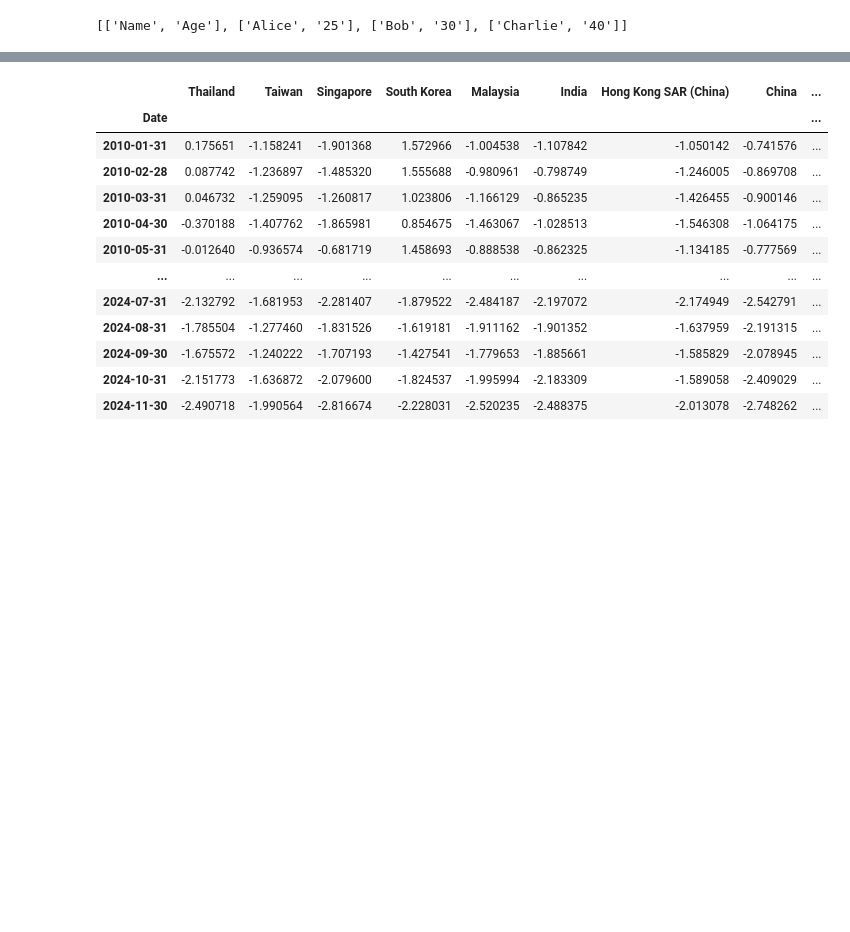
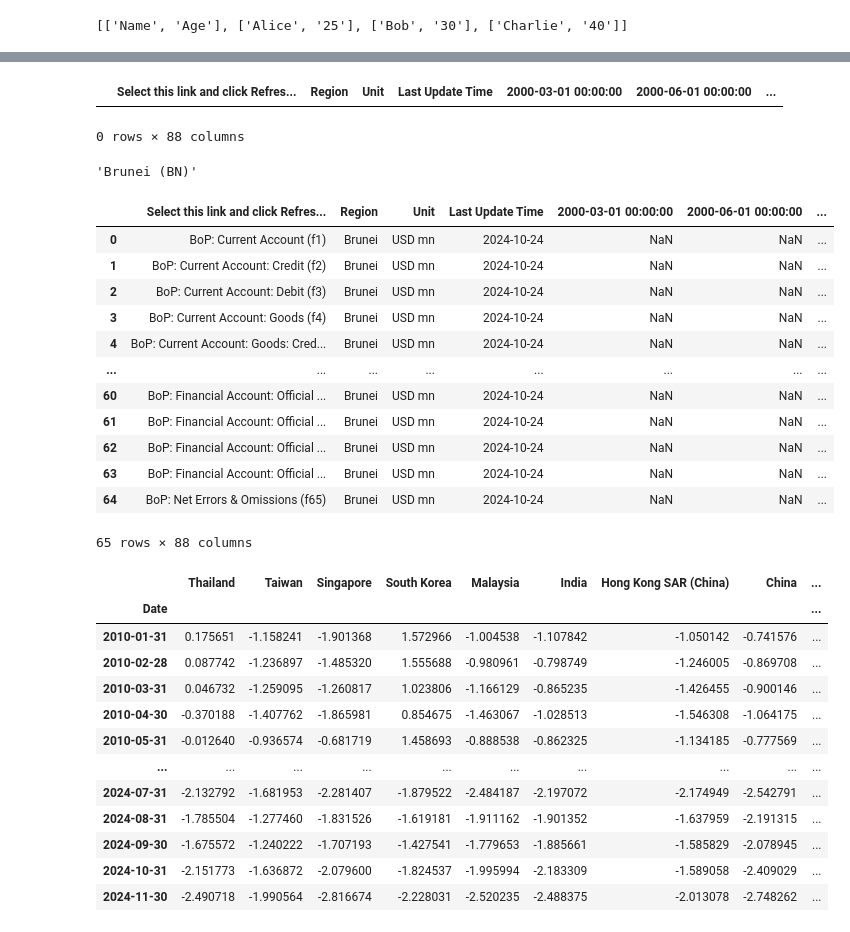
Before and after one commit to aizudeen11/cfm-nlp, a Jupyter notebook: main.ipynb, the cells around one changed output, grey strips where cells are left out. Drawn from its saved outputs; the diff is of its cells as text; code cells hidden in the pictures; blank space fills up the shorter version.

```diff
--- a/main.ipynb
+++ b/main.ipynb
@@ -179,0 +138,19 @@ dtype: object
+# %%
+import os
+
+path_dict = dict()
+list_ = ['IMF BOP Annual.xlsx', 'IMF BOP Quarterly.xlsx']
+directory_path= r'C:\Users\AhmadAizudeen\OneDrive - The SOUTH-EAST ASIAN CENTRAL BANKS (SEACEN) RESEARCH AND TRAINING\Roger and Aizudeen\Country BoP and IIP Data'
+for filename in os.listdir(directory_path):
+    if filename in ['01 Emerging Market', '02 G7 Countries']:
+        continue
+    file_path = os.path.join(directory_path, filename)
+    list_temp = []
+    for filename2 in os.listdir(file_path):
+        if any(word in str(filename2) for word in list_):
+            list_temp.append(filename2)
+            path_dict[filename] = list_temp
+        else:
+            continue
+
+path_dict
@@ -180,3 +176,31 @@ dtype: object
+# %%
+path_list = list(path_dict.items())
+
+df3 = pd.read_excel(os.path.join(directory_path, path_list[0][0], path_list[0][1][1]))
+df3[df3[df3.columns[0]].isin(df2['desc'])]
+# %% [output]
+|  | Select this link and click Refres... | Region | Unit | Last Update Time | 2000-03-01 00:00:00 | 2000-06-01 00:00:00 | ... |
+0 rows × 88 columns
+# %%
+path_dict[0]
+# %% [output]
+'Brunei (BN)'
+# %%
+df3
+# %% [output]
+|  | Select this link and click Refres... | Region | Unit | Last Update Time | 2000-03-01 00:00:00 | 2000-06-01 00:00:00 | ... |
+| 0 | BoP: Current Account (f1) | Brunei | USD mn | 2024-10-24 | NaN | NaN | ... |
+| 1 | BoP: Current Account: Credit (f2) | Brunei | USD mn | 2024-10-24 | NaN | NaN | ... |
+| 2 | BoP: Current Account: Debit (f3) | Brunei | USD mn | 2024-10-24 | NaN | NaN | ... |
+| 3 | BoP: Current Account: Goods (f4) | Brunei | USD mn | 2024-10-24 | NaN | NaN | ... |
+| 4 | BoP: Current Account: Goods: Cred... | Brunei | USD mn | 2024-10-24 | NaN | NaN | ... |
+| ... | ... | ... | ... | ... | ... | ... | ... |
+| 60 | BoP: Financial Account: Official ... | Brunei | USD mn | 2024-10-24 | NaN | NaN | ... |
+| 61 | BoP: Financial Account: Official ... | Brunei | USD mn | 2024-10-24 | NaN | NaN | ... |
+| 62 | BoP: Financial Account: Official ... | Brunei | USD mn | 2024-10-24 | NaN | NaN | ... |
+| 63 | BoP: Financial Account: Official ... | Brunei | USD mn | 2024-10-24 | NaN | NaN | ... |
+| 64 | BoP: Net Errors & Omissions (f65) | Brunei | USD mn | 2024-10-24 | NaN | NaN | ... |
+65 rows × 88 columns
 # %%
 import pandas as pd
 
```
Also changed, not shown: parts of 9 cells of this notebook, 4 other files.
